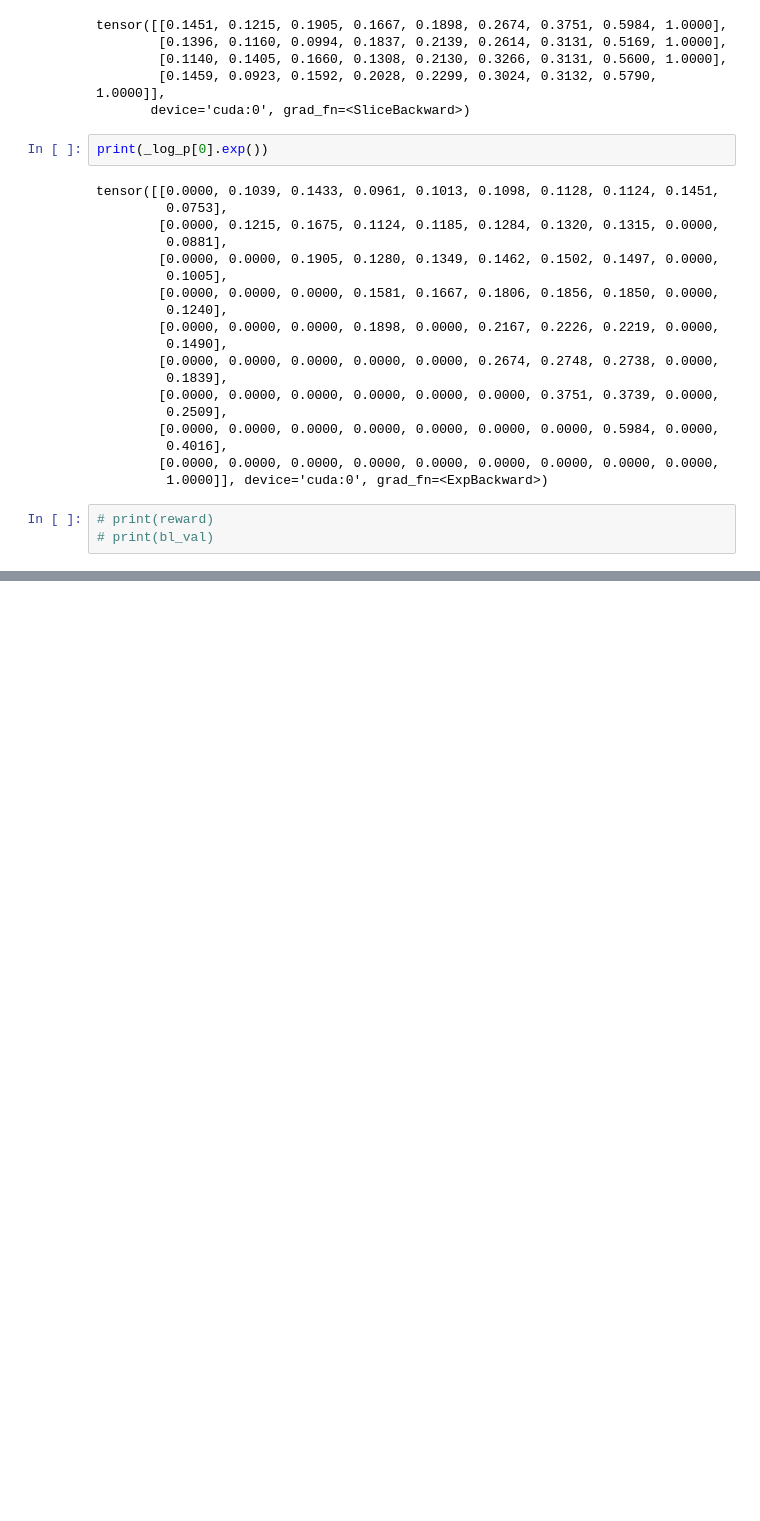
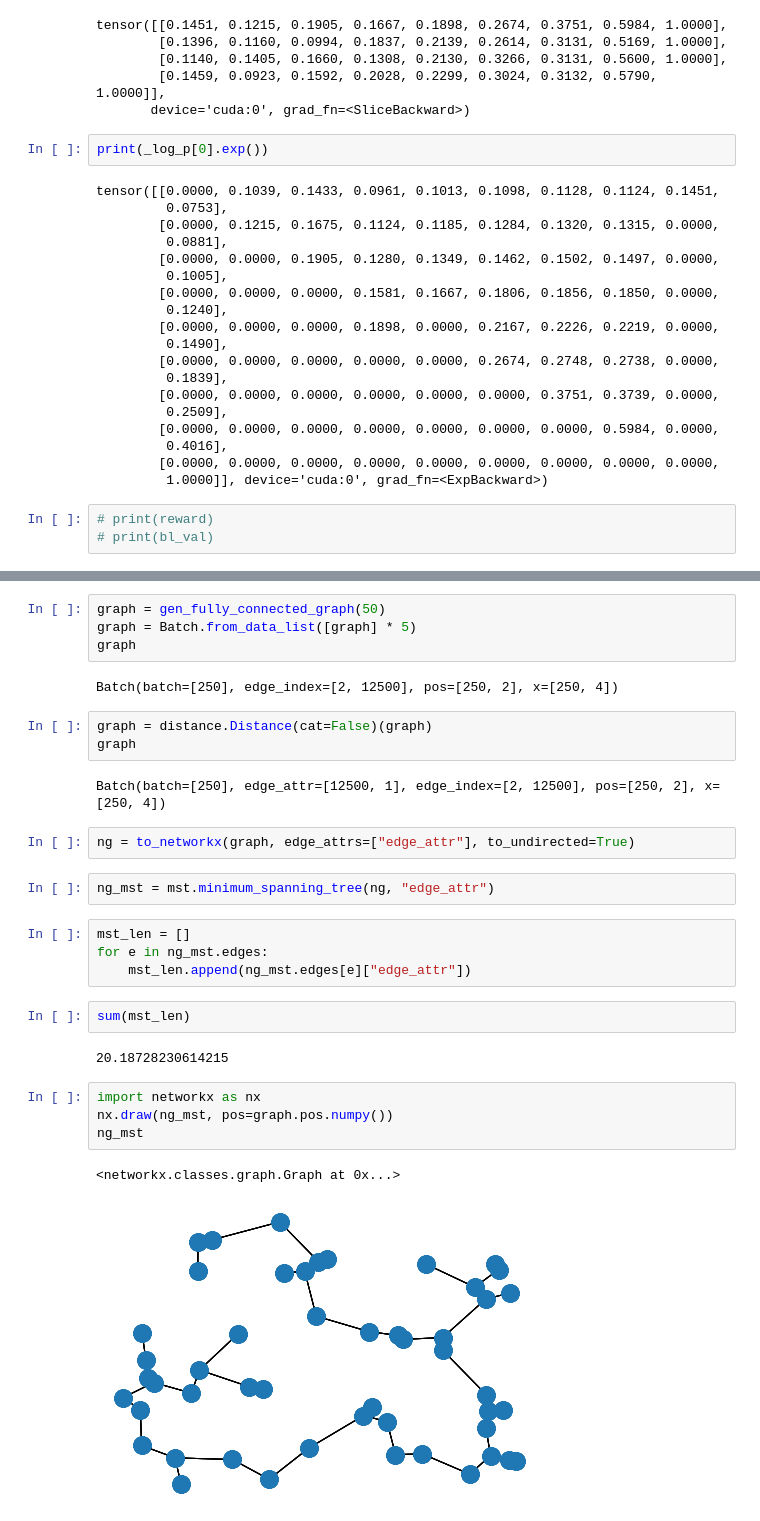
Before and after one commit to neo-pan/TSP-experiment, a Jupyter notebook: code_test.ipynb, the cells around one changed output, grey strips where cells are left out. Drawn from its saved outputs; the diff is of its cells as text; blank space fills up the shorter version.

```diff
--- a/code_test.ipynb
+++ b/code_test.ipynb
@@ -383,0 +383,30 @@ tensor(0.0192, grad_fn=<MseLossBackward>)
+# %%
+graph = gen_fully_connected_graph(50)
+graph = Batch.from_data_list([graph] * 5)
+graph
+# %% [output]
+Batch(batch=[250], edge_index=[2, 12500], pos=[250, 2], x=[250, 4])
+# %%
+graph = distance.Distance(cat=False)(graph)
+graph
+# %% [output]
+Batch(batch=[250], edge_attr=[12500, 1], edge_index=[2, 12500], pos=[250, 2], x=[250, 4])
+# %%
+ng = to_networkx(graph, edge_attrs=["edge_attr"], to_undirected=True)
+# %%
+ng_mst = mst.minimum_spanning_tree(ng, "edge_attr")
+# %%
+mst_len = []
+for e in ng_mst.edges:
+    mst_len.append(ng_mst.edges[e]["edge_attr"])
+# %%
+sum(mst_len)
+# %% [output]
+20.18728230614215
+# %%
+import networkx as nx
+nx.draw(ng_mst, pos=graph.pos.numpy())
+ng_mst
+# %% [output]
+<networkx.classes.graph.Graph at 0x...>
+[figure, added]
```
Also changed, not shown: parts of 37 cells of this notebook, 9 other files.
